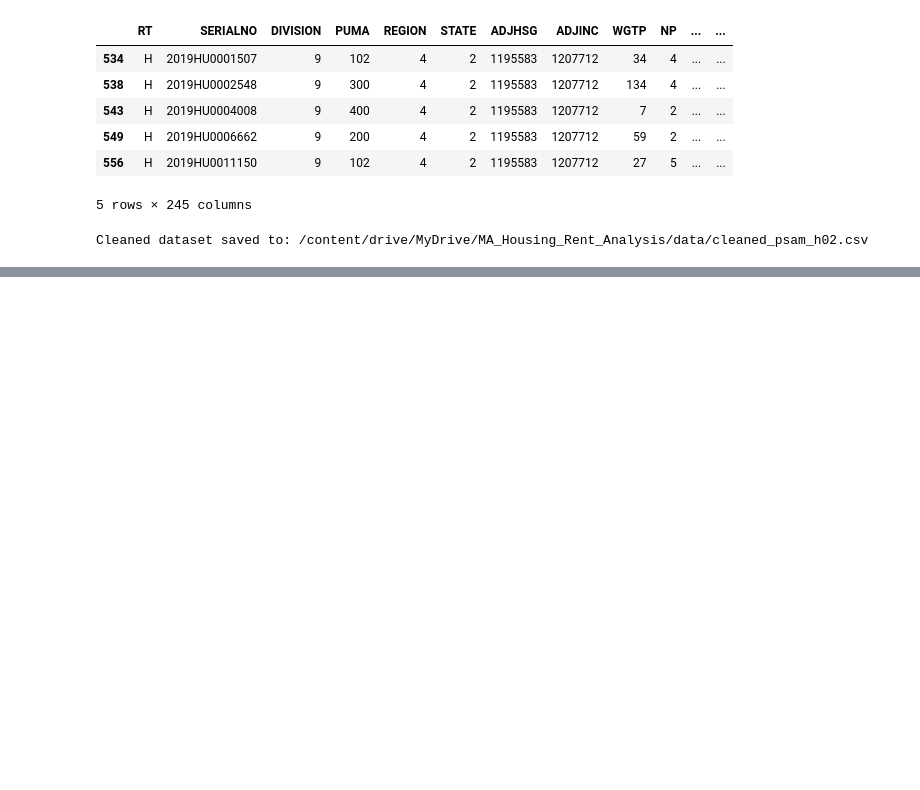
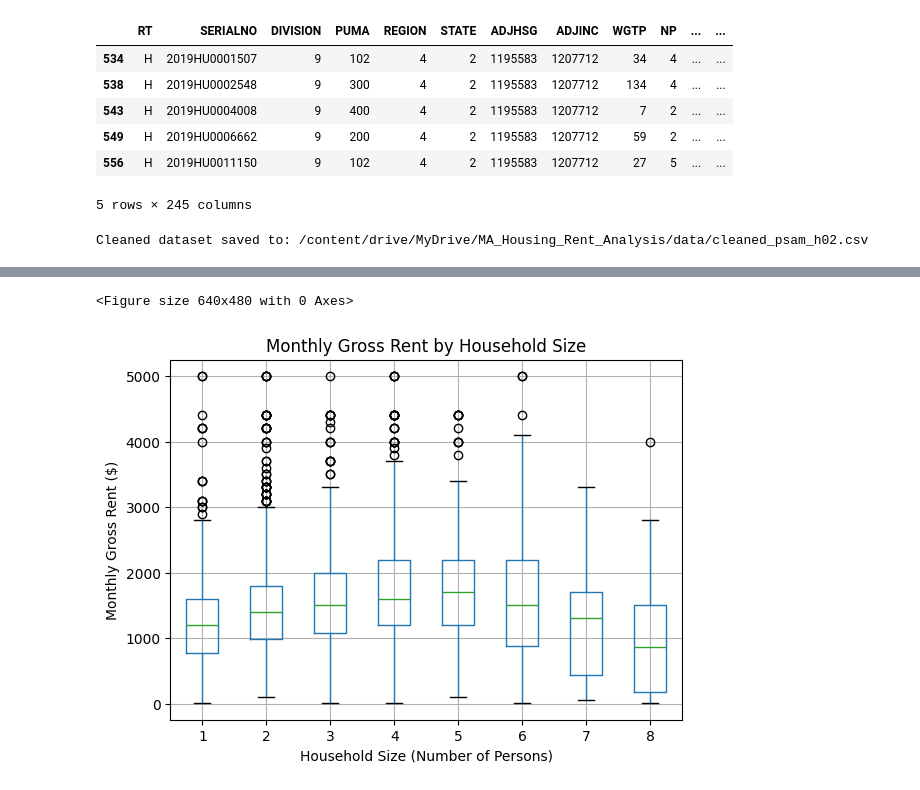
Before and after one commit to decoteau2/MA_Housing_Rent_Analysis, a Jupyter notebook: 01_EDA_MA_Housing_Rent.ipynb, the cells around one changed output, grey strips where cells are left out. Cells and saved outputs as stored; diff of their text form; code cells hidden in the pictures; blank space fills up the shorter version.

```diff
--- a/01_EDA_MA_Housing_Rent.ipynb
+++ b/01_EDA_MA_Housing_Rent.ipynb
@@ -201,0 +231,16 @@ Cleaned dataset saved to: /content/drive/MyDrive/MA_Housing_Rent_Analysis/data/c
+# %%
+import matplotlib.pyplot as plt
+
+# Remove extreme household sizes to keep plot readable
+eda_df = df_encoded[df_encoded['NP'] <= 8]
+
+plt.figure()
+eda_df.boxplot(column='MRGP', by='NP')
+plt.xlabel('Household Size (Number of Persons)')
+plt.ylabel('Monthly Gross Rent ($)')
+plt.title('Monthly Gross Rent by Household Size')
+plt.suptitle('')  # removes automatic pandas subtitle
+plt.show()
+# %% [output]
+<Figure size 640x480 with 0 Axes>
+[figure, added]
```
Also changed, not shown: parts of 28 cells of this notebook.
